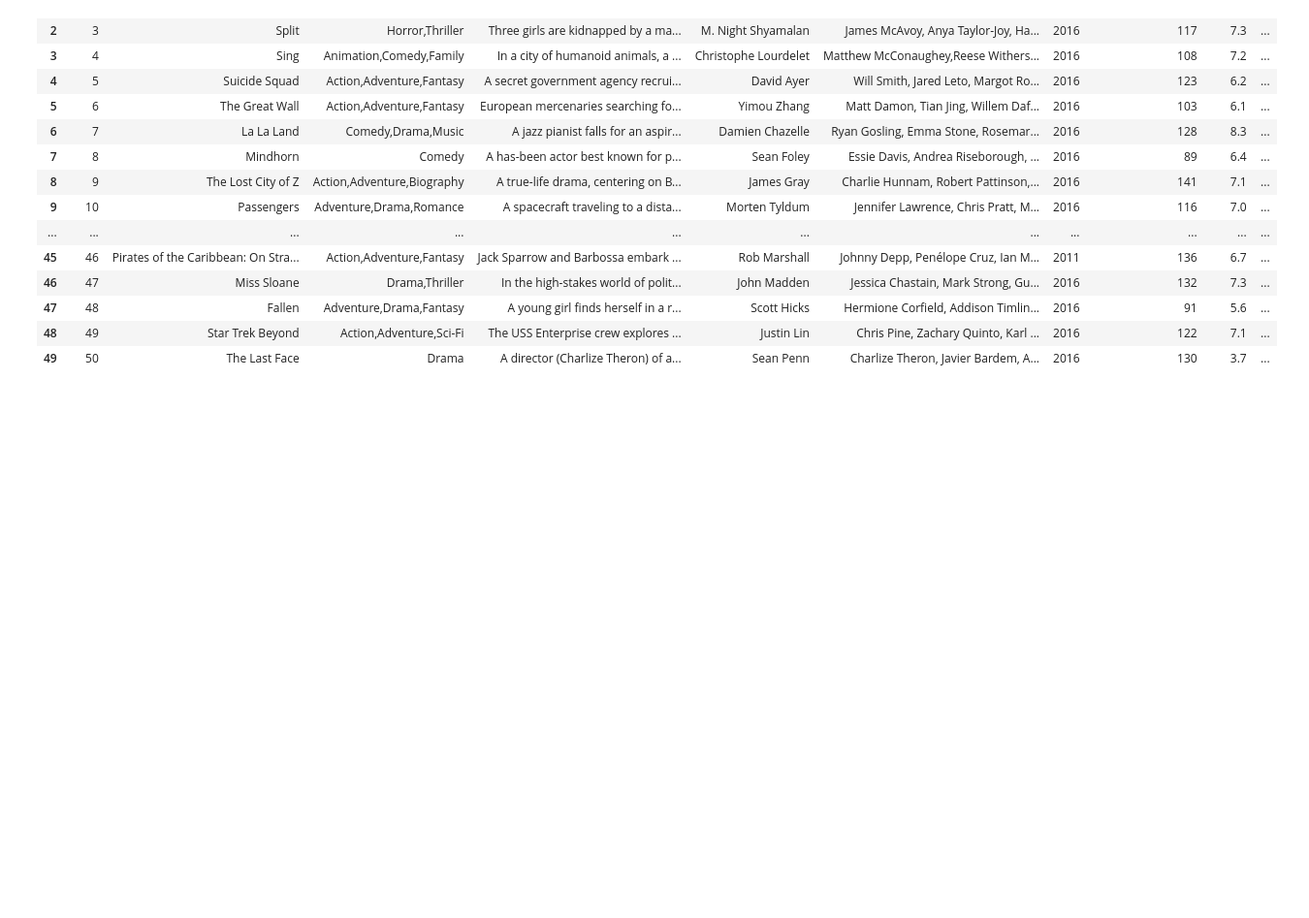
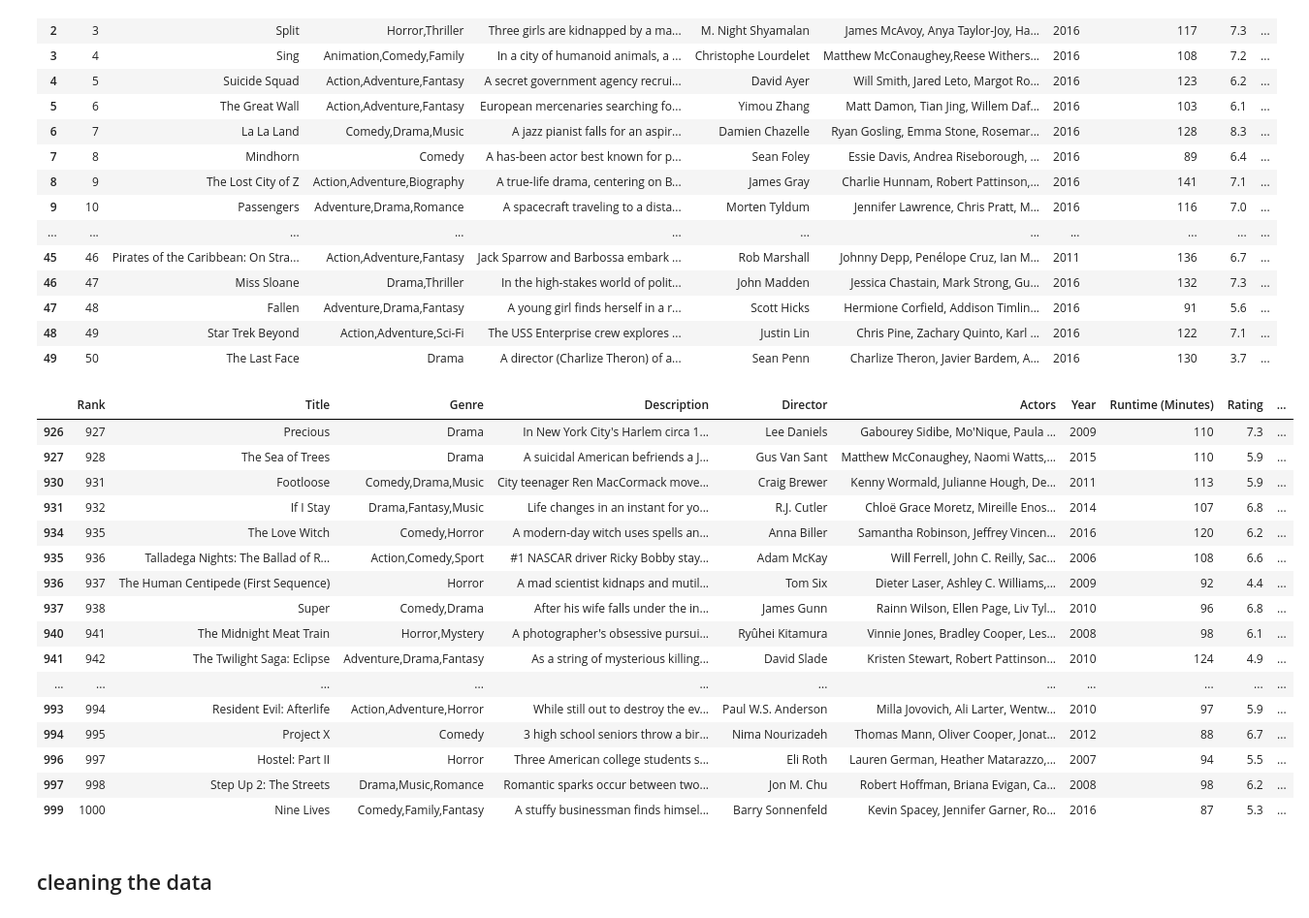
Before and after one commit to mal14/ISM415, a Jupyter notebook: Assignment .ipynb, the cells around one changed output. Shown at 97% size. Cells and saved outputs as stored; diff of their text form; code cells hidden in the pictures; blank space fills up the shorter version.

```diff
--- a/Assignment .ipynb
+++ b/Assignment .ipynb
@@ -22,3 +22,25 @@ data.head(50)
 | 47 | 48 | Fallen | Adventure,Drama,Fantasy | A young girl finds herself in a r... | Scott Hicks | Hermione Corfield, Addison Timlin... | 2016 | 91 | 5.6 | ... |
 | 48 | 49 | Star Trek Beyond | Action,Adventure,Sci-Fi | The USS Enterprise crew explores ... | Justin Lin | Chris Pine, Zachary Quinto, Karl ... | 2016 | 122 | 7.1 | ... |
 | 49 | 50 | The Last Face | Drama | A director (Charlize Theron) of a... | Sean Penn | Charlize Theron, Javier Bardem, A... | 2016 | 130 | 3.7 | ... |
+# %%
+data.tail(50)
+# %% [output]
+|  | Rank | Title | Genre | Description | Director | Actors | Year | Runtime (Minutes) | Rating | ... |
+| 926 | 927 | Precious | Drama | In New York City's Harlem circa 1... | Lee Daniels | Gabourey Sidibe, Mo'Nique, Paula ... | 2009 | 110 | 7.3 | ... |
+| 927 | 928 | The Sea of Trees | Drama | A suicidal American befriends a J... | Gus Van Sant | Matthew McConaughey, Naomi Watts,... | 2015 | 110 | 5.9 | ... |
+| 930 | 931 | Footloose | Comedy,Drama,Music | City teenager Ren MacCormack move... | Craig Brewer | Kenny Wormald, Julianne Hough, De... | 2011 | 113 | 5.9 | ... |
+| 931 | 932 | If I Stay | Drama,Fantasy,Music | Life changes in an instant for yo... | R.J. Cutler | Chloë Grace Moretz, Mireille Enos... | 2014 | 107 | 6.8 | ... |
+| 934 | 935 | The Love Witch | Comedy,Horror | A modern-day witch uses spells an... | Anna Biller | Samantha Robinson, Jeffrey Vincen... | 2016 | 120 | 6.2 | ... |
+| 935 | 936 | Talladega Nights: The Ballad of R... | Action,Comedy,Sport | #1 NASCAR driver Ricky Bobby stay... | Adam McKay | Will Ferrell, John C. Reilly, Sac... | 2006 | 108 | 6.6 | ... |
+| 936 | 937 | The Human Centipede (First Sequence) | Horror | A mad scientist kidnaps and mutil... | Tom Six | Dieter Laser, Ashley C. Williams,... | 2009 | 92 | 4.4 | ... |
+| 937 | 938 | Super | Comedy,Drama | After his wife falls under the in... | James Gunn | Rainn Wilson, Ellen Page, Liv Tyl... | 2010 | 96 | 6.8 | ... |
+| 940 | 941 | The Midnight Meat Train | Horror,Mystery | A photographer's obsessive pursui... | Ryûhei Kitamura | Vinnie Jones, Bradley Cooper, Les... | 2008 | 98 | 6.1 | ... |
+| 941 | 942 | The Twilight Saga: Eclipse | Adventure,Drama,Fantasy | As a string of mysterious killing... | David Slade | Kristen Stewart, Robert Pattinson... | 2010 | 124 | 4.9 | ... |
+| ... | ... | ... | ... | ... | ... | ... | ... | ... | ... | ... |
+| 993 | 994 | Resident Evil: Afterlife | Action,Adventure,Horror | While still out to destroy the ev... | Paul W.S. Anderson | Milla Jovovich, Ali Larter, Wentw... | 2010 | 97 | 5.9 | ... |
+| 994 | 995 | Project X | Comedy | 3 high school seniors throw a bir... | Nima Nourizadeh | Thomas Mann, Oliver Cooper, Jonat... | 2012 | 88 | 6.7 | ... |
+| 996 | 997 | Hostel: Part II | Horror | Three American college students s... | Eli Roth | Lauren German, Heather Matarazzo,... | 2007 | 94 | 5.5 | ... |
+| 997 | 998 | Step Up 2: The Streets | Drama,Music,Romance | Romantic sparks occur between two... | Jon M. Chu | Robert Hoffman, Briana Evigan, Ca... | 2008 | 98 | 6.2 | ... |
+| 999 | 1000 | Nine Lives | Comedy,Family,Fantasy | A stuffy businessman finds himsel... | Barry Sonnenfeld | Kevin Spacey, Jennifer Garner, Ro... | 2016 | 87 | 5.3 | ... |
+# %% [markdown]
+## cleaning the data
```
Also changed, not shown: parts of 6 cells of this notebook.
